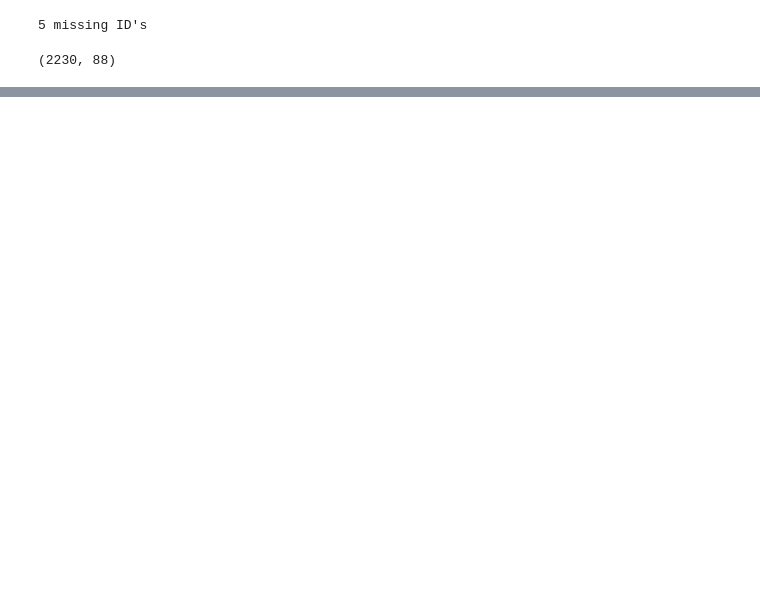
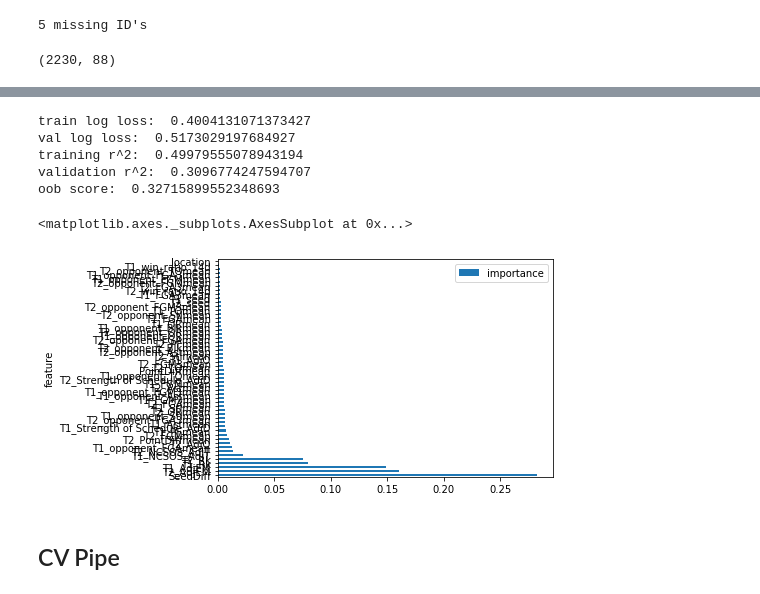
Before and after one commit to MatanFreedman/kaggle-march-madness-2021, a Jupyter notebook: notebooks/Paris Madness.ipynb, the cells around one changed output, grey strips where cells are left out. Cells and saved outputs as stored; diff of their text form; code cells hidden in the pictures; blank space fills up the shorter version.

```diff
--- a/notebooks/Paris Madness.ipynb
+++ b/notebooks/Paris Madness.ipynb
@@ -355,0 +490,30 @@ tourney_data.to_csv("../data/interim/features-03-10.csv", index=False)
+# %%
+params = dict(
+    n_estimators=100,
+    min_samples_leaf=20,
+    max_leaf_nodes=20,
+    oob_score=True,
+    n_jobs=-1
+)
+model = RandomForestRegressor(
+     **params
+    )
+model.fit(X_train, y_train)
+print_score(model)
+# %% [output]
+train log loss:  0.4004131071373427
+val log loss:  0.5173029197684927
+training r^2:  0.49979555078943194
+validation r^2:  0.3096774247594707
+oob score:  0.32715899552348693
+# %%
+fi = pd.DataFrame(zip(features, model.feature_importances_),
+                 columns=['feature', 'importance'])
+new_features = fi.sort_values(by='importance', ascending=False)[:20]
+
+fi.sort_values(by='importance', ascending=False).plot(kind='barh', x='feature')
+# %% [output]
+<matplotlib.axes._subplots.AxesSubplot at 0x...>
+[figure, added]
+# %% [markdown]
+## CV Pipe
```
Also changed, not shown: parts of 18 cells of this notebook, 2 other files.
